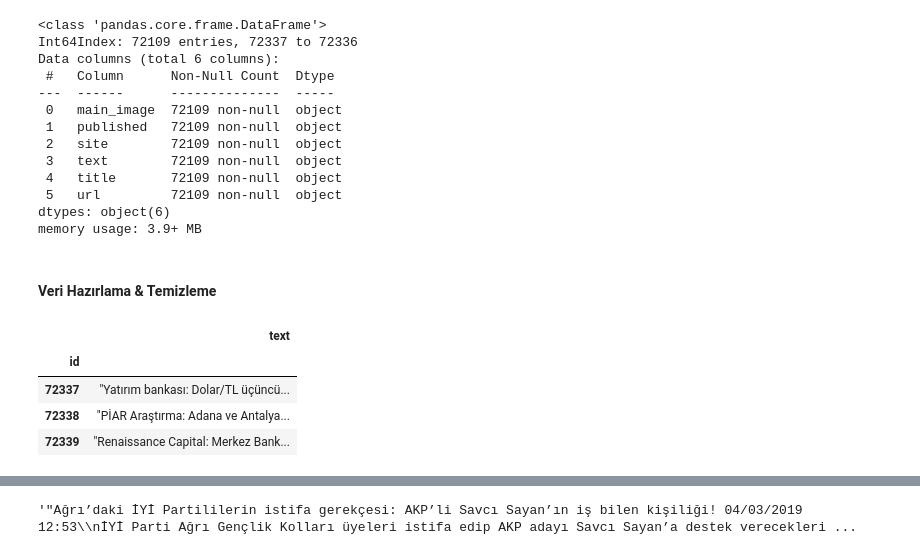
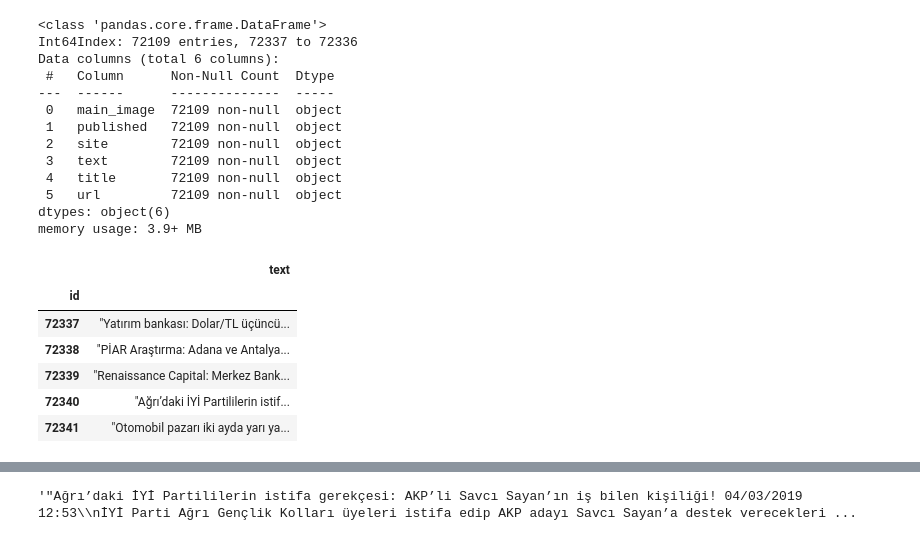
Before and after one commit to polaternez/Introduction-to-NLP, a Jupyter notebook: 04-topic_modelling/LDA_Example.ipynb, the cells around one changed output, grey strips where cells are left out. Drawn from its saved outputs; the diff is of its cells as text; code cells hidden in the pictures.

```diff
--- a/04-topic_modelling/LDA_Example.ipynb
+++ b/04-topic_modelling/LDA_Example.ipynb
@@ -34,19 +36,18 @@ Data columns (total 6 columns):
  5   url         72109 non-null  object
 dtypes: object(6)
 memory usage: 3.9+ MB
-# %%
-# Veriseti farklı kaynaklardan elde edilen, 70000 haber içeriğinden oluşmaktadır.
-# Örnek uygulama gösterdiğimizden dolayı, ilk 10000 haber içeriğini kullanacağız.
-dataset = dataset.head(10000)
-# %% [markdown]
-#### Veri Hazırlama & Temizleme
+# %%
+# we only use 10000 rows of the dataset
+dataset = dataset[:10000]
 # %%
-# LDA modelinde sadece "text" sütununu kullanmamız yeterli olacaktır.
+# we only need 'text' column
 news_df = dataset[["text"]]
-news_df.head(3)
+news_df.head()
 # %% [output]
 |  | text |
 | id |  |
 | 72337 | "Yatırım bankası: Dolar/TL üçüncü... |
 | 72338 | "PİAR Araştırma: Adana ve Antalya... |
 | 72339 | "Renaissance Capital: Merkez Bank... |
+| 72340 | "Ağrı’daki İYİ Partililerin istif... |
+| 72341 | "Otomobil pazarı iki ayda yarı ya... |
```
Also changed, not shown: parts of 30 cells of this notebook.
